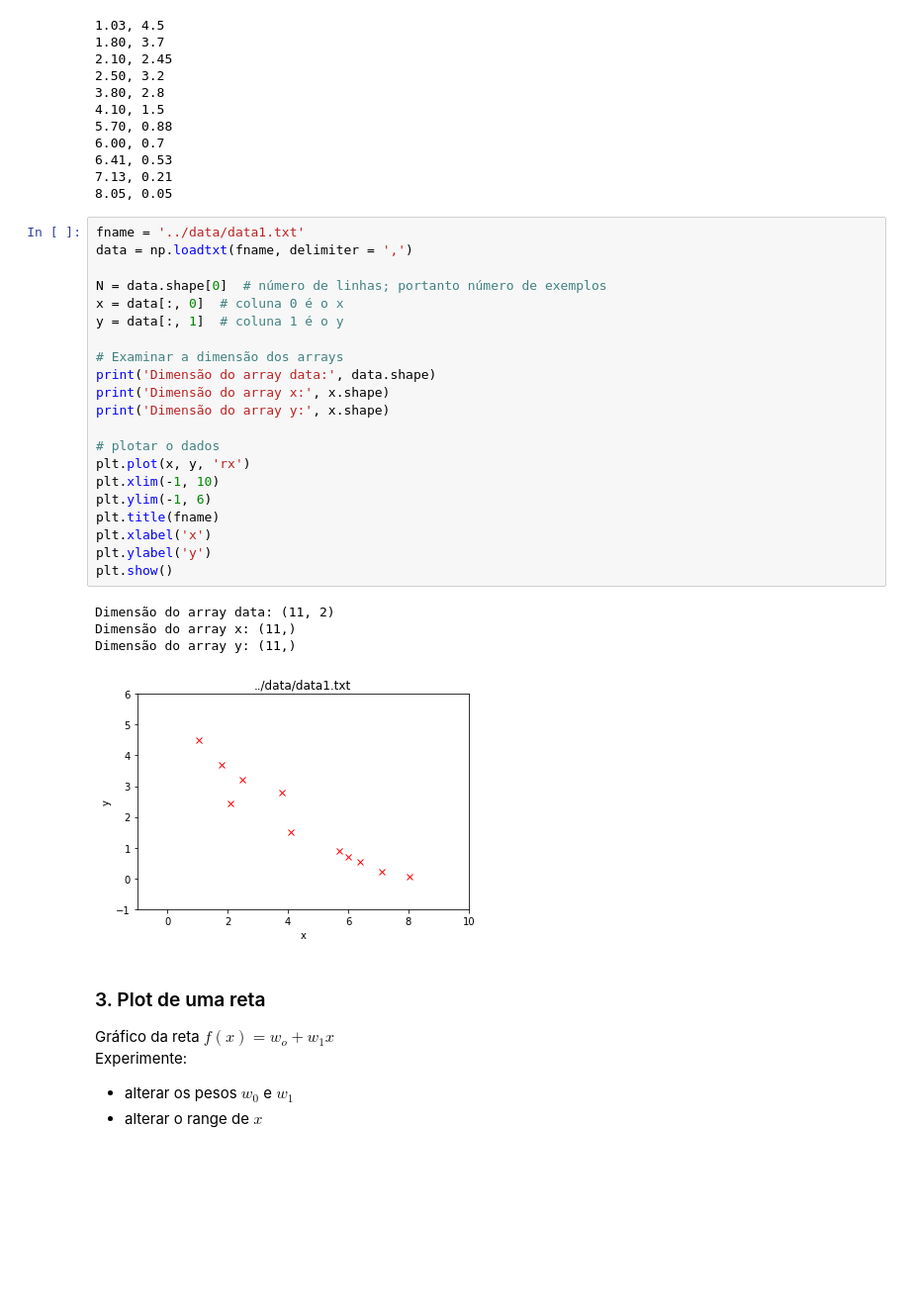
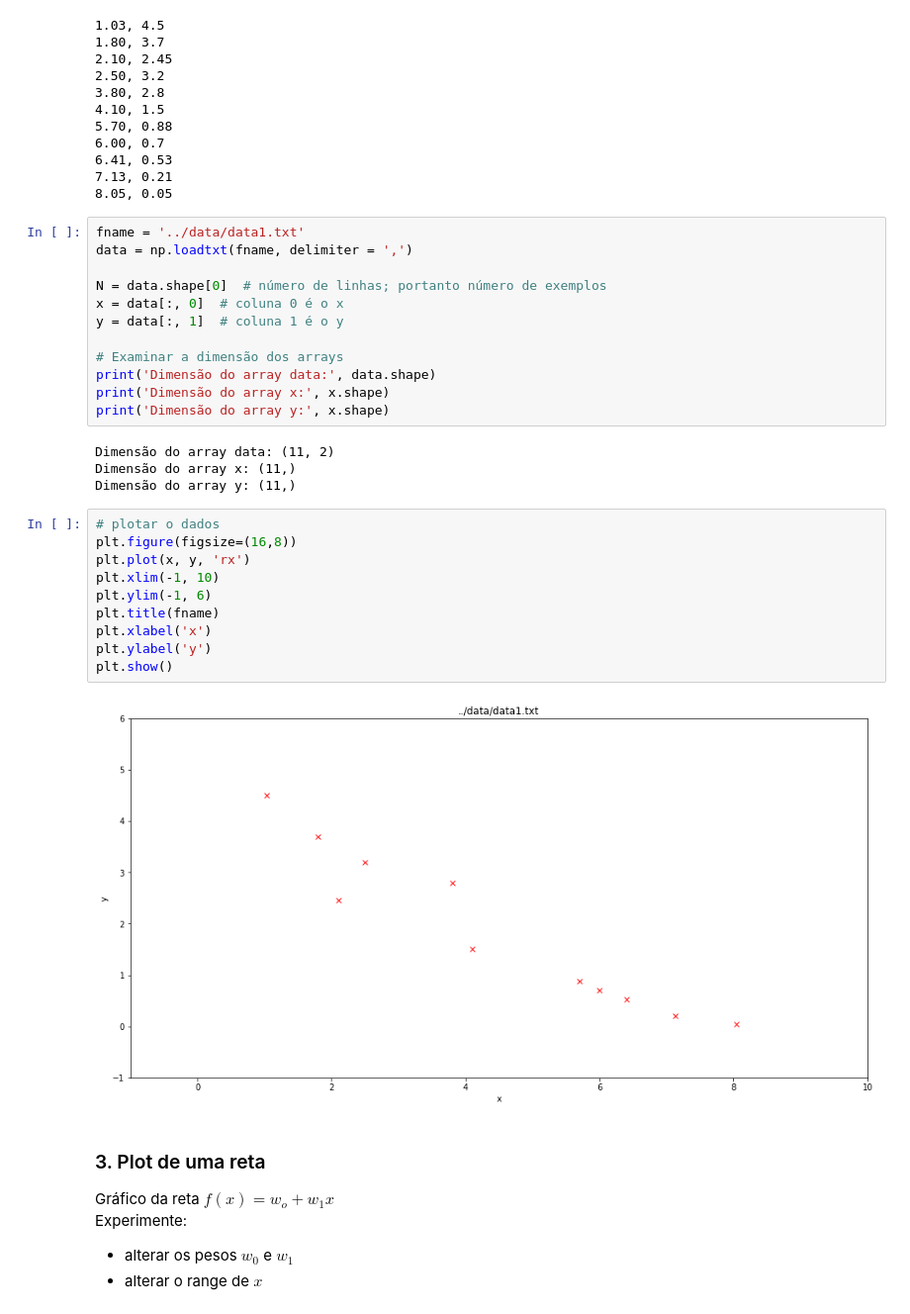
Before and after one commit to vitormeriat/usp-ime-intro-machine-learning, a Jupyter notebook: notebooks/practice_basics.ipynb, the cells around one changed output. Shown: that part at 99% size. Saved outputs shown, nothing was run; the diff lists cells and outputs as text; blank space fills up the shorter version.

```diff
--- a/notebooks/practice_basics.ipynb
+++ b/notebooks/practice_basics.ipynb
@@ -51,20 +51,22 @@ y = data[:, 1]  # coluna 1 é o y
 print('Dimensão do array data:', data.shape)
 print('Dimensão do array x:', x.shape)
 print('Dimensão do array y:', x.shape)
-
-# plotar o dados
-plt.plot(x, y, 'rx')
-plt.xlim(-1, 10)
-plt.ylim(-1, 6)
-plt.title(fname)
-plt.xlabel('x')
-plt.ylabel('y')
-plt.show()
 # %% [output]
 Dimensão do array data: (11, 2)
 Dimensão do array x: (11,)
 Dimensão do array y: (11,)
-[figure, removed]
+# %%
+# plotar o dados
+plt.figure(figsize=(16,8))
+plt.plot(x, y, 'rx')
+plt.xlim(-1, 10)
+plt.ylim(-1, 6)
+plt.title(fname)
+plt.xlabel('x')
+plt.ylabel('y')
+plt.show()
+# %% [output]
+[figure, added]
 # %% [markdown]
 ### 3. Plot de uma reta
 
```
Also changed, not shown: parts of 6 cells of this notebook, 3 other files.
